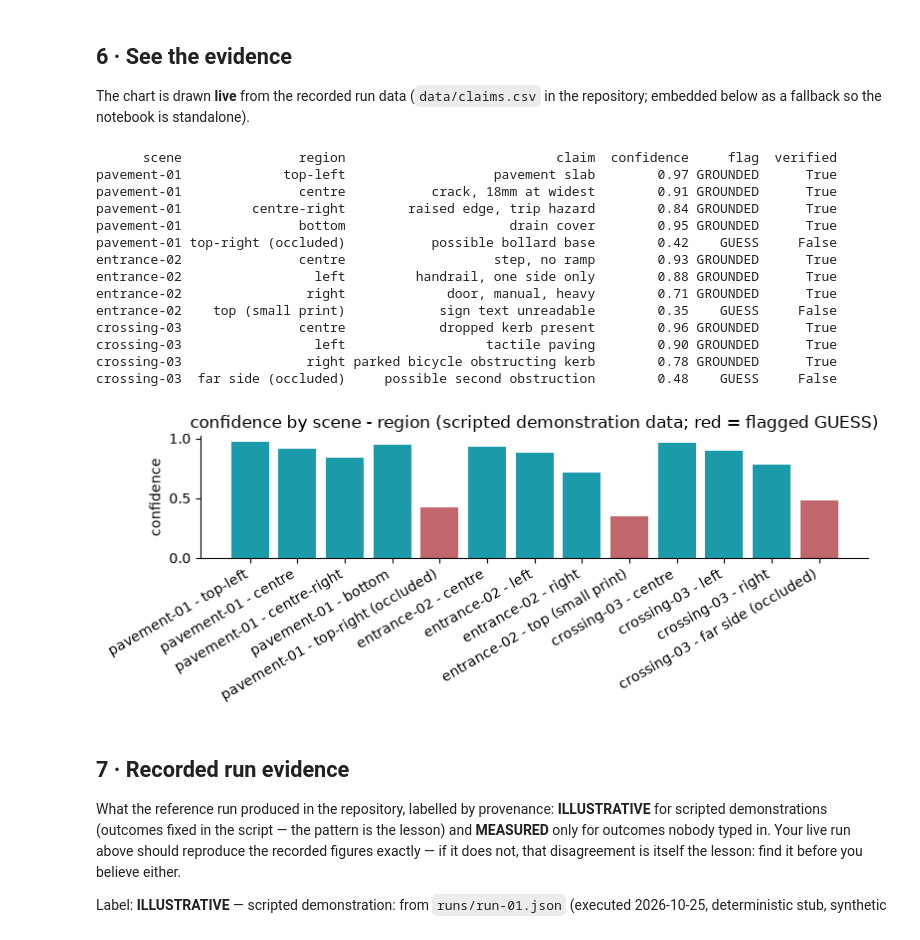
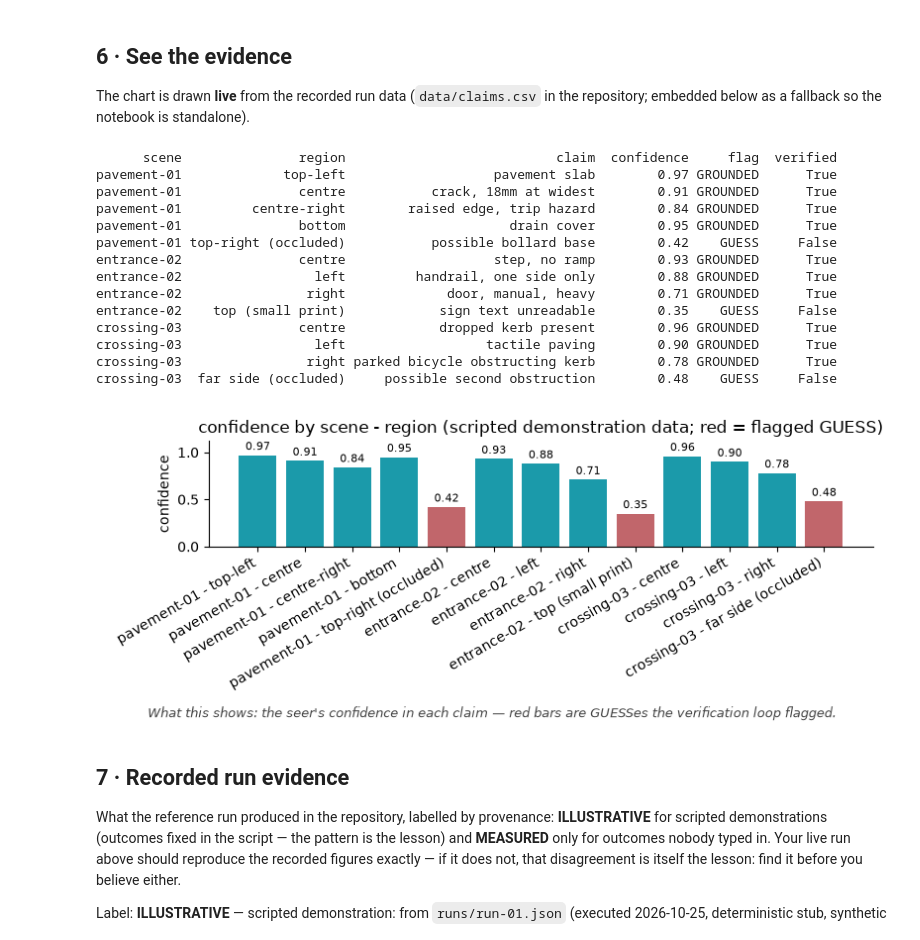
Before and after one commit to GAI-Engineering/poc-learning-lab, a Jupyter notebook: notebooks/01-agent-that-sees/01-agent-that-sees.ipynb, the cells around one changed output. Saved outputs shown, nothing was run; the diff lists cells and outputs as text; code cells hidden in the pictures.

Commit message:
Chart LOWs fixed: diagonal labels + value labels on all six charts (03's zero labelled), axis headroom on 02, one-line 'what this shows' caption under every chart

```diff
--- a/notebooks/01-agent-that-sees/01-agent-that-sees.ipynb
+++ b/notebooks/01-agent-that-sees/01-agent-that-sees.ipynb
@@ -220,7 +220,9 @@ if CHART_MODE == "claims":
     labels = df["scene"] + " - " + df["region"]
     colors = ["#C1666B" if f == "GUESS" else "#1B9AAA" for f in df["flag"]]
     fig, ax = plt.subplots(figsize=(8, 3.2))
-    ax.bar(labels, df["confidence"], color=colors)
+    bars = ax.bar(labels, df["confidence"], color=colors)
+    ax.bar_label(bars, fmt="%.2f", fontsize=8, padding=2)
+    ax.set_ylim(0, 1.12)
     ax.set_ylabel("confidence")
     ax.set_title("confidence by scene - region (scripted demonstration data; red = flagged GUESS)")
     plt.xticks(rotation=30, ha="right")
@@ -229,35 +231,47 @@ elif CHART_MODE == "lint":
     ax = df.plot.bar(x="contract", y="issues", legend=False, color="#1B9AAA",
                      figsize=(8, 3.2), title="lint issues by contract (scripted demonstration data)")
     ax.set_ylabel("issues")
     ax.set_ylim(0, 4)
+    for t in ax.get_xticklabels():
+        t.set_rotation(30); t.set_ha("right")
+    ax.bar_label(ax.containers[0], fmt="%d", fontsize=9, padding=2)
 else:
     numeric = df.select_dtypes("number").columns.tolist()
     if numeric:
         col = numeric[0]
         labels = df.columns[0]
         ax = df.plot.bar(x=labels, y=col, legend=False, color="#1B9AAA",
                          figsize=(8, 3.2), title=col + " by " + str(labels) + " (scripted demonstration data)")
         ax.set_ylabel(col)
+        for t in ax.get_xticklabels():
+            t.set_rotation(30); t.set_ha("right")
+        ax.bar_label(ax.containers[0], fmt="%d", fontsize=9, padding=2)
+        ax.set_ylim(0, df[col].max() * 1.25)
 for _a in [ax]:
     _a.spines[['top', 'right']].set_visible(False)
-plt.tight_layout()
+CAPTIONS = {"claims": "What this shows: the seer's confidence in each claim \u2014 red bars are GUESSes the verification loop flagged.",
+            "lint": "What this shows: lint issues per contract \u2014 the good contract passes clean (0); the bad one is stopped before runtime.",
+            "bars": "What this shows: messages exchanged per task \u2014 the transcript is the coordination record, counted end to end."}
+fig = ax.figure
+fig.text(0.5, 0.015, CAPTIONS[CHART_MODE], ha="center", fontsize=9, style="italic", color="#444444")
+plt.tight_layout(rect=[0, 0.05, 1, 1])
 plt.show()
 # %% [output]
       scene               region                           claim  confidence     flag  verified
 pavement-01             top-left                   pavement slab        0.97 GROUNDED      True
 pavement-01               centre           crack, 18mm at widest        0.91 GROUNDED      True
 pavement-01         centre-right        raised edge, trip hazard        0.84 GROUNDED      True
 pavement-01               bottom                     drain cover        0.95 GROUNDED      True
 pavement-01 top-right (occluded)           possible bollard base        0.42    GUESS     False
 entrance-02               centre                   step, no ramp        0.93 GROUNDED      True
 entrance-02                 left         handrail, one side only        0.88 GROUNDED      True
 entrance-02                right             door, manual, heavy        0.71 GROUNDED      True
 entrance-02    top (small print)            sign text unreadable        0.35    GUESS     False
 crossing-03               centre            dropped kerb present        0.96 GROUNDED      True
 crossing-03                 left                  tactile paving        0.90 GROUNDED      True
 crossing-03                right parked bicycle obstructing kerb        0.78 GROUNDED      True
 crossing-03  far side (occluded)     possible second obstruction        0.48    GUESS     False
-[figure, old version]
+[figure, new version]
 # %% [markdown]
 ## 7 · Recorded run evidence
 
```
Also changed, not shown: 5 other files.
